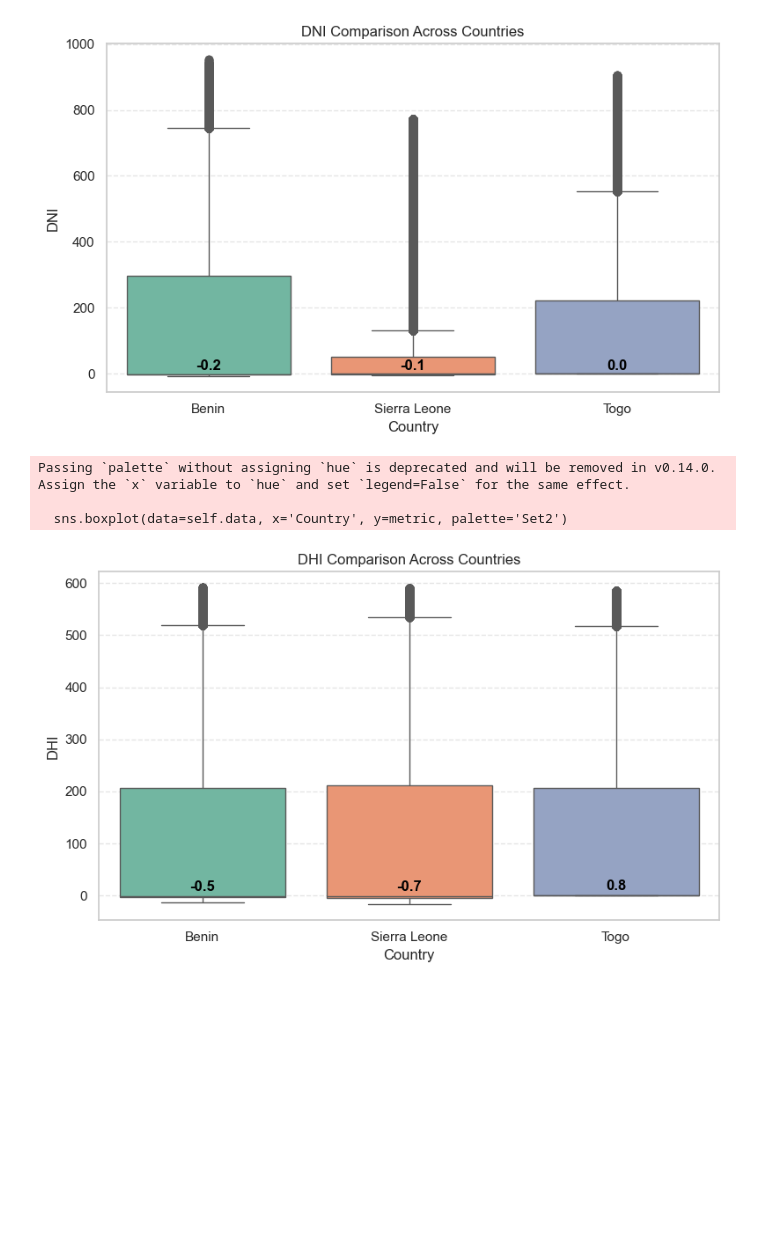
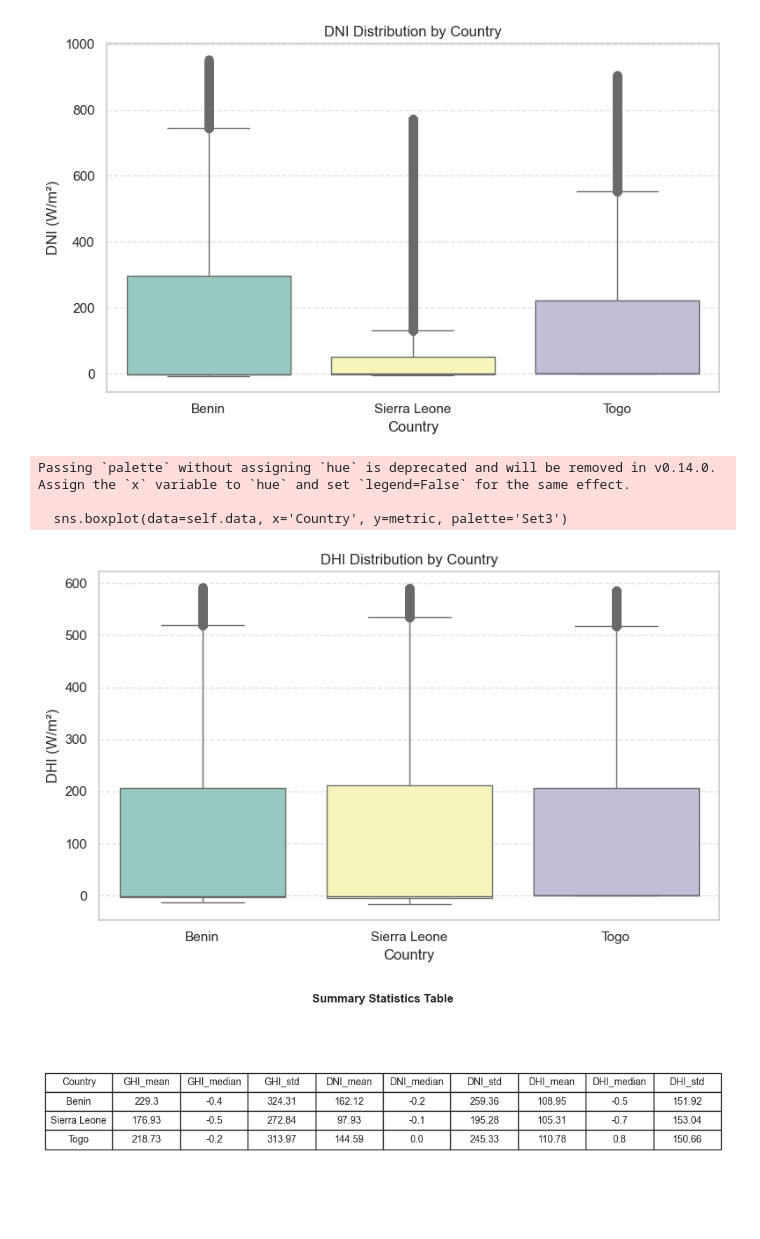
Before and after one commit to doffn/solar-challenge-week1, a Jupyter notebook: notebooks/compare_countries.ipynb, the cells around one changed output. Cells and saved outputs as stored; diff of their text form; code cells hidden in the pictures; blank space fills up the shorter version.

Commit message:
country compare

```diff
--- a/notebooks/compare_countries.ipynb
+++ b/notebooks/compare_countries.ipynb
@@ -130,6 +112,7 @@ comparator = SolarDataComparator(file_paths)
 comparator.load_and_combine()
 comparator.plot_boxplots()
 comparator.compute_summary_table()
+comparator.show_summary_table()
 comparator.perform_statistical_test()
 comparator.plot_avg_ghi_bar()
 comparator.key_observations()
@@ -144,5 +127,6 @@ Passing `palette` without assigning `hue` is deprecated and will be removed in v
-[figure, old version]
+[figure, new version]
 Passing `palette` without assigning `hue` is deprecated and will be removed in v0.14.0. Assign the `x` variable to `hue` and set `legend=False` for the same effect.
 
-  sns.boxplot(data=self.data, x='Country', y=metric, palette='Set2')
+  sns.boxplot(data=self.data, x='Country', y=metric, palette='Set3')
-[figure, old version]
+[figure, new version]
+[figure, new version]
```
Also changed, not shown: parts of 2 cells of this notebook.
